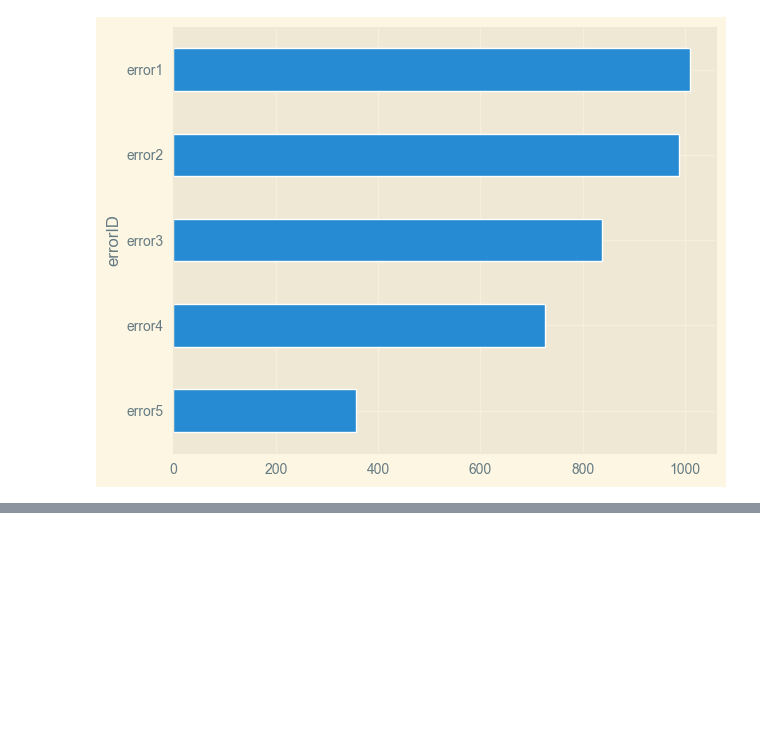
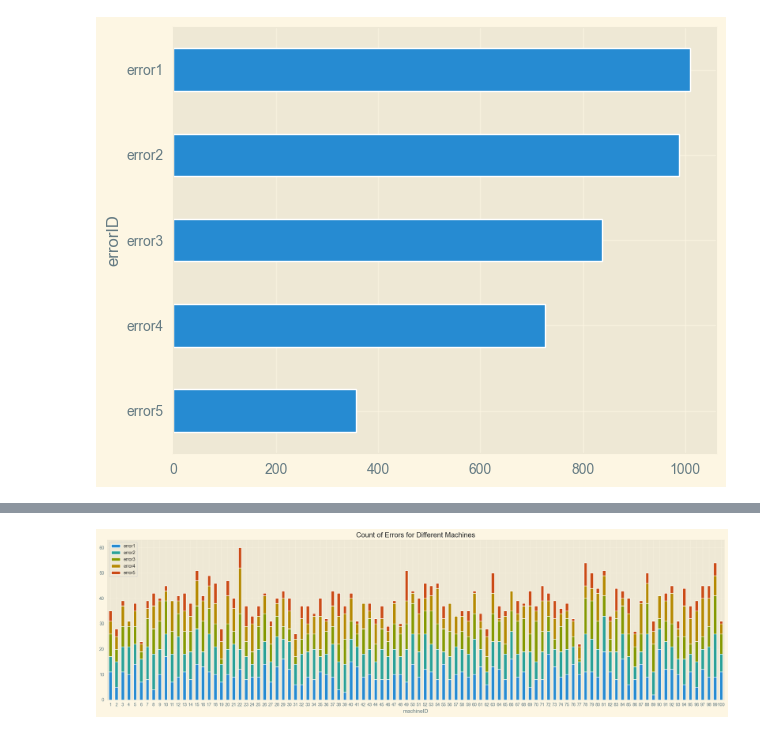
Before and after one commit to ZzzSun-ks/Kaggle, a Jupyter notebook: Microsoft_Predictive_Maintenance/summary.ipynb, the cells around one changed output, grey strips where cells are left out. Saved outputs shown, nothing was run; the diff lists cells and outputs as text; code cells hidden in the pictures; blank space fills up the shorter version.

```diff
--- a/Microsoft_Predictive_Maintenance/summary.ipynb
+++ b/Microsoft_Predictive_Maintenance/summary.ipynb
@@ -307,0 +311,10 @@ CategoricalIndex(['error1', 'error2', 'error3', 'error4', 'error5'], categories=
+# %%
+df_errors = errors_df.groupby(['machineID', 'errorID']).size().reset_index()
+df_errors.rename(columns={0: 'errorValues'}, inplace=True)
+df_errors_pivot = pd.pivot(df_errors, index='machineID', columns='errorID', values='errorValues').rename_axis(None, axis=1)
+df_errors_pivot.plot(kind='bar', stacked=True, figsize=(20, 6), title='Count of Errors for Different Machines')
+plt.xticks(rotation=0)
+plt.tight_layout()
+plt.show()
+# %% [output]
+[figure, added]
```
Also changed, not shown: parts of 4 cells of this notebook.
